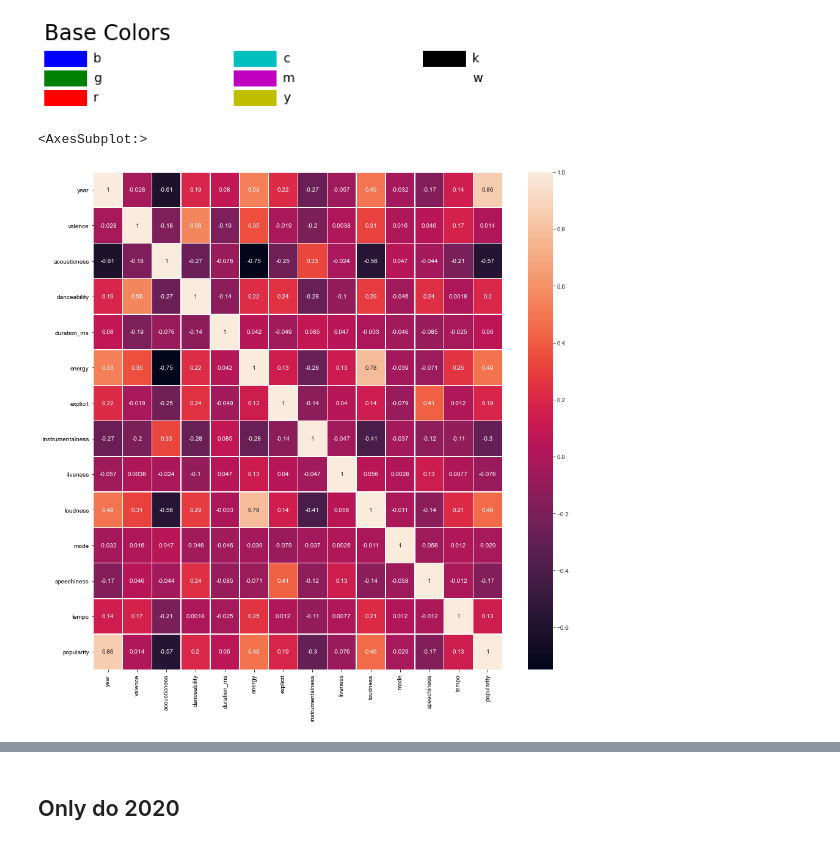
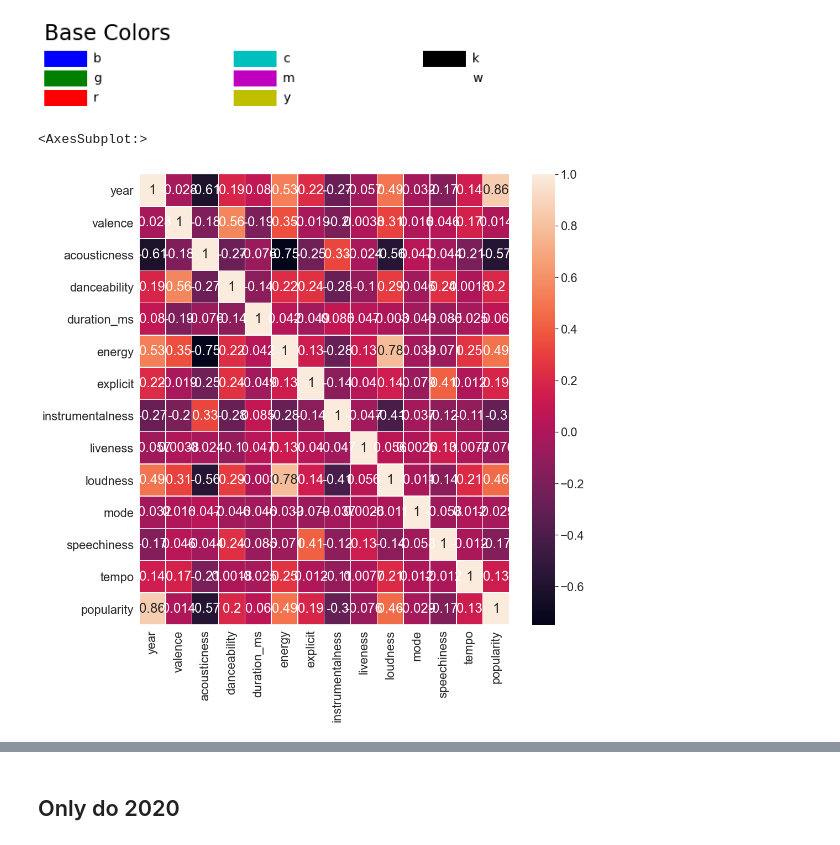
Before and after one commit to Tony363/Chartmetric_Analysis, a Jupyter notebook: spotify_data_analysis.ipynb, the cells around one changed output, grey strips where cells are left out. Cells and saved outputs as stored; diff of their text form; code cells hidden in the pictures.

```diff
--- a/spotify_data_analysis.ipynb
+++ b/spotify_data_analysis.ipynb
@@ -276,32 +275,33 @@ custom_style = {
     'axes.facecolor': '#EAEAF2',
     'axes.grid': True,
     'axes.labelcolor': '.15',
     'axes.linewidth': 0,
     'font.family': 'Arial',
     'grid.color': 'white',
     'grid.linestyle': '-',
     'image.cmap': 'Greys',
     'legend.frameon': False,
     'legend.numpoints': 1,
     'legend.scatterpoints': 1,
     'lines.solid_capstyle': 'round',
     'pdf.fonttype': 42,
     'text.color': '.15',
     'xtick.color': '.15',
     'xtick.direction': 'out',
     'xtick.major.size': 0,
     'xtick.minor.size': 0,
     'ytick.color': '.15',
     'ytick.direction': 'out',
     'ytick.major.size': 0,
     'ytick.minor.size': 0
 }
 sns.set_style("darkgrid", rc=custom_style)
 sns.heatmap(df.corr(),
            xticklabels=df.columns,
            yticklabels=df.columns,
            annot=True,
-           linewidths=0.5,)
+           linewidths=0.5,
+           ax=ax)
 # %% [output]
 <AxesSubplot:>
-[figure, old version]
+[figure, new version]
```
Also changed, not shown: parts of 18 cells of this notebook.
